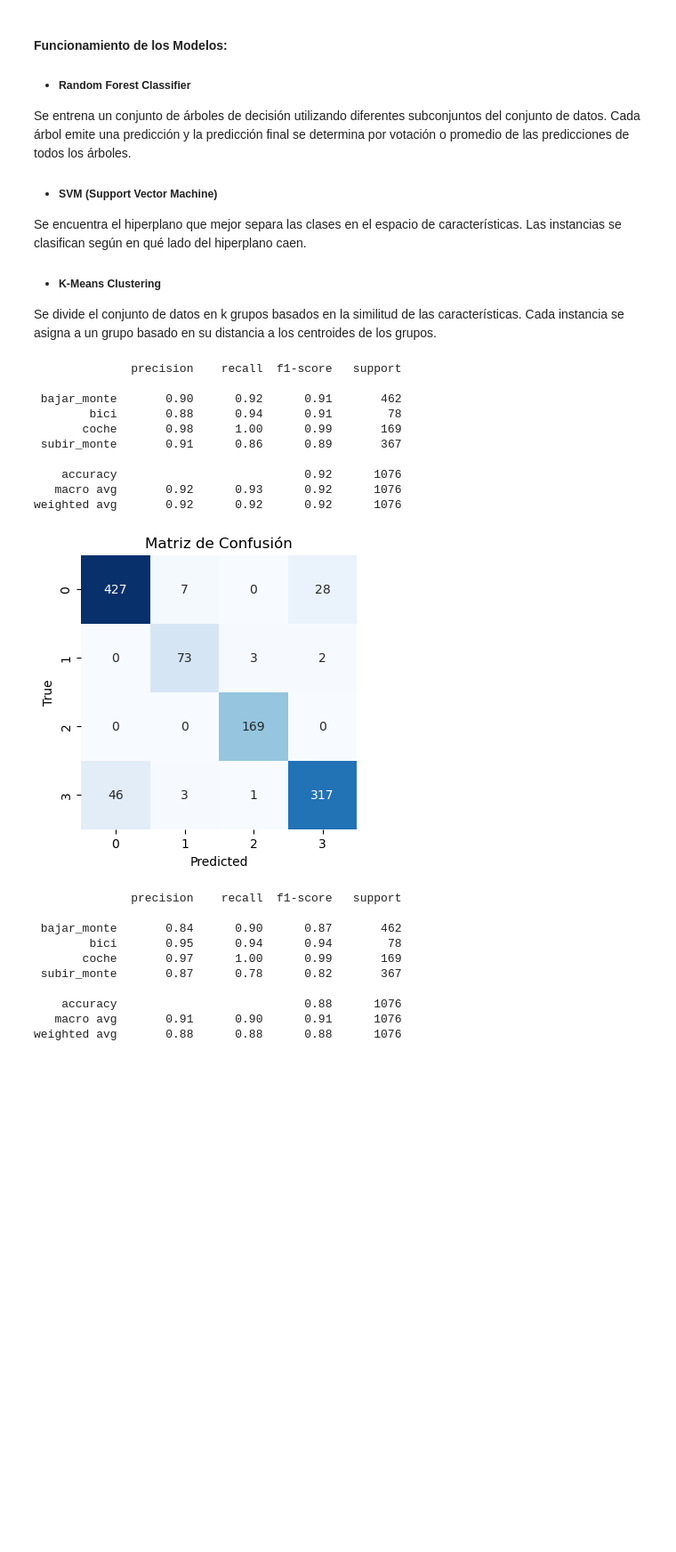
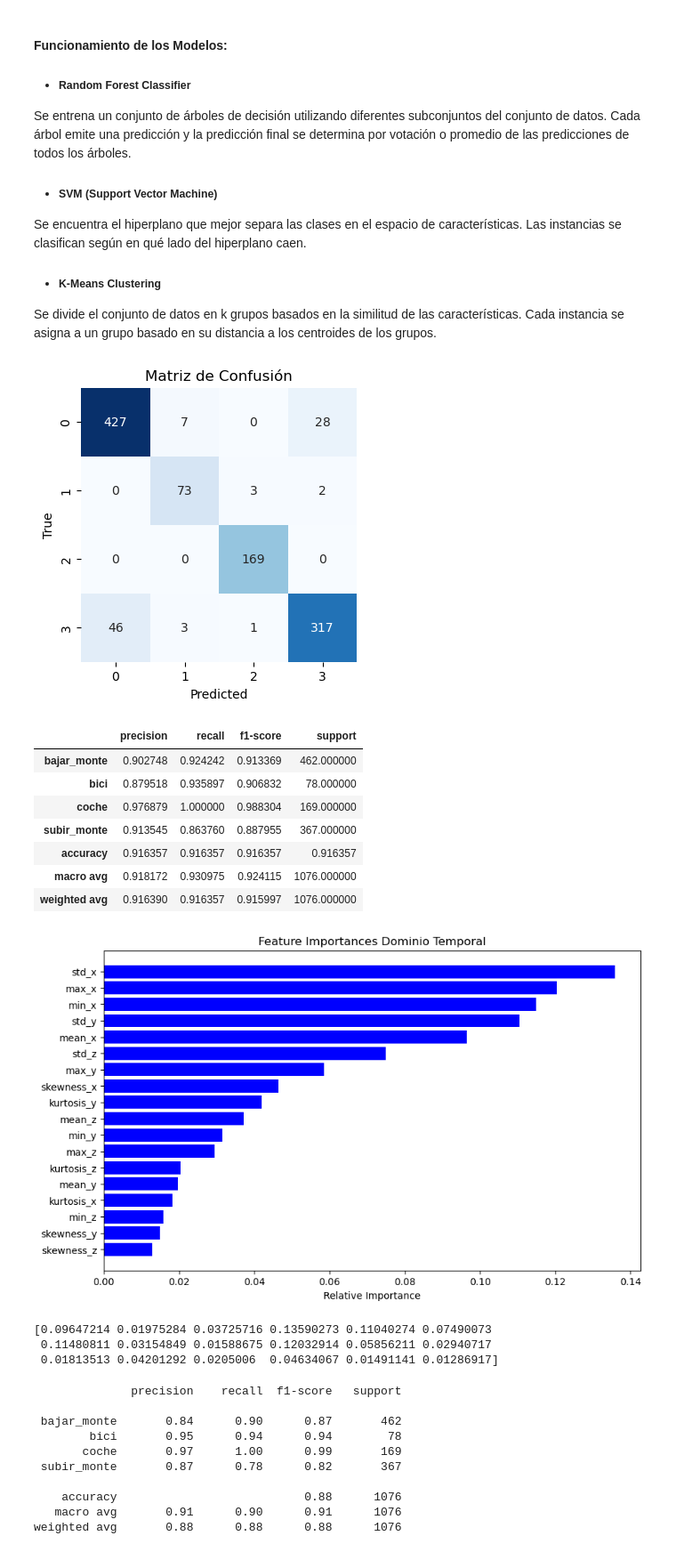
Before and after one commit to uunaii/Industria_R11, a Jupyter notebook: Monitoreo_Inteligente.ipynb, the cells around one changed output. Shown at 89% size. Drawn from its saved outputs; the diff is of its cells as text; code cells hidden in the pictures; blank space fills up the shorter version.

```diff
--- a/Monitoreo_Inteligente.ipynb
+++ b/Monitoreo_Inteligente.ipynb
@@ -227,31 +226,48 @@ all_features = pd.concat([bajar_monte_features, subir_monte_features, bici_featu
 # %%
 X = all_features.drop(columns=['actividad'])
 y = all_features['actividad']
-X_train, X_test, y_train, y_test = train_test_split(X, y, test_size=0.3, random_state=42)
+X_train, X_test, y_train_temporal, y_test_temporal = train_test_split(X, y, test_size=0.3, random_state=42)
 clf = RandomForestClassifier(n_estimators=100, random_state=42)
-clf.fit(X_train, y_train)
+clf.fit(X_train, y_train_temporal)
 
-predictions = clf.predict(X_test)
-print(classification_report(y_test, predictions))
-cm = confusion_matrix(y_test, predictions)
+predictions_temporal = clf.predict(X_test)
+cm_randomforest = confusion_matrix(y_test_temporal, predictions_temporal)
 
 plt.figure(figsize=(4, 4))
-sns.heatmap(cm, annot=True, cmap='Blues', fmt='g', cbar=False)
+sns.heatmap(cm_randomforest, annot=True, cmap='Blues', fmt='g', cbar=False)
 plt.title('Matriz de Confusión')
 plt.xlabel('Predicted')
 plt.ylabel('True')
 plt.show()
+
+# guarda esto en un data frameprint(classification_report(y_test_temporal, predictions_temporal))
+results_temporal = pd.DataFrame(classification_report(y_test_temporal, predictions_temporal, output_dict=True)).T
+(results_temporal)
 # %% [output]
-              precision    recall  f1-score   support
-
- bajar_monte       0.90      0.92      0.91       462
-        bici       0.88      0.94      0.91        78
-       coche       0.98      1.00      0.99       169
- subir_monte       0.91      0.86      0.89       367
-
-    accuracy                           0.92      1076
-   macro avg       0.92      0.93      0.92      1076
-weighted avg       0.92      0.92      0.92      1076
 [figure]
+|  | precision | recall | f1-score | support |
+| bajar_monte | 0.902748 | 0.924242 | 0.913369 | 462.000000 |
+| bici | 0.879518 | 0.935897 | 0.906832 | 78.000000 |
+| coche | 0.976879 | 1.000000 | 0.988304 | 169.000000 |
+| subir_monte | 0.913545 | 0.863760 | 0.887955 | 367.000000 |
+| accuracy | 0.916357 | 0.916357 | 0.916357 | 0.916357 |
+| macro avg | 0.918172 | 0.930975 | 0.924115 | 1076.000000 |
+| weighted avg | 0.916390 | 0.916357 | 0.915997 | 1076.000000 |
+# %%
+importances = clf.feature_importances_
+indices = np.argsort(importances)
+features = X.columns
+plt.figure(figsize=(10, 6))
+plt.title('Feature Importances Dominio Temporal')
+plt.barh(range(len(indices)), importances[indices], color='b', align='center')
+plt.yticks(range(len(indices)), [features[i] for i in indices])
+plt.xlabel('Relative Importance')
+plt.show()
+print(importances)
+# %% [output]
+[figure, added]
+[0.09647214 0.01975284 0.03725716 0.13590273 0.11040274 0.07490073
+ 0.11480811 0.03154849 0.01588675 0.12032914 0.05856211 0.02940717
+ 0.01813513 0.04201292 0.0205006  0.04634067 0.01491141 0.01286917]
 # %%
 svm_classifier = SVC(kernel='linear', random_state=42)
```
Also changed, not shown: parts of 14 cells of this notebook.
